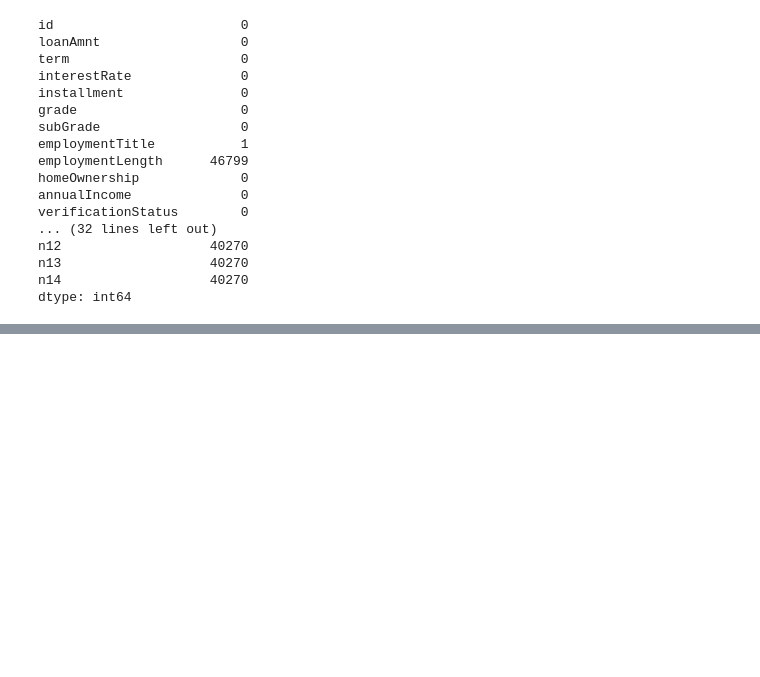
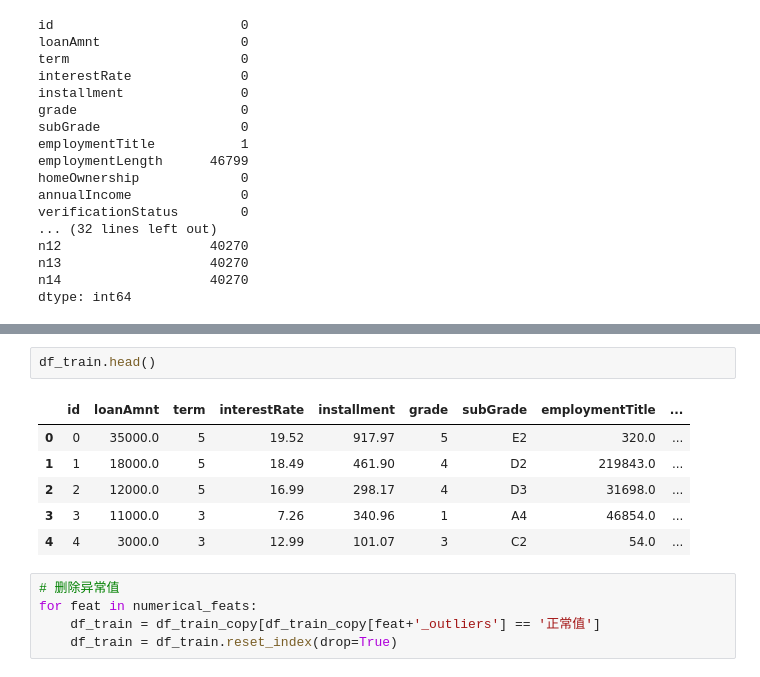
Before and after one commit to GentleCP/DataMining, a Jupyter notebook: FinancialRiskControl/T3、特征工程.ipynb, the cells around one changed output, grey strips where cells are left out. Saved outputs shown, nothing was run; the diff lists cells and outputs as text; blank space fills up the shorter version.

```diff
--- a/FinancialRiskControl/T3、特征工程.ipynb
+++ b/FinancialRiskControl/T3、特征工程.ipynb
@@ -100,0 +359,14 @@ df_train[numerical_feats] =
+# %%
+df_train.head()
+# %% [output]
+|  | id | loanAmnt | term | interestRate | installment | grade | subGrade | employmentTitle | ... |
+| 0 | 0 | 35000.0 | 5 | 19.52 | 917.97 | 5 | E2 | 320.0 | ... |
+| 1 | 1 | 18000.0 | 5 | 18.49 | 461.90 | 4 | D2 | 219843.0 | ... |
+| 2 | 2 | 12000.0 | 5 | 16.99 | 298.17 | 4 | D3 | 31698.0 | ... |
+| 3 | 3 | 11000.0 | 3 | 7.26 | 340.96 | 1 | A4 | 46854.0 | ... |
+| 4 | 4 | 3000.0 | 3 | 12.99 | 101.07 | 3 | C2 | 54.0 | ... |
+# %%
+# 删除异常值
+for feat in numerical_feats:
+    df_train = df_train_copy[df_train_copy[feat+'_outliers'] == '正常值']
+    df_train = df_train.reset_index(drop=True)
```
Also changed, not shown: parts of 46 cells of this notebook.
